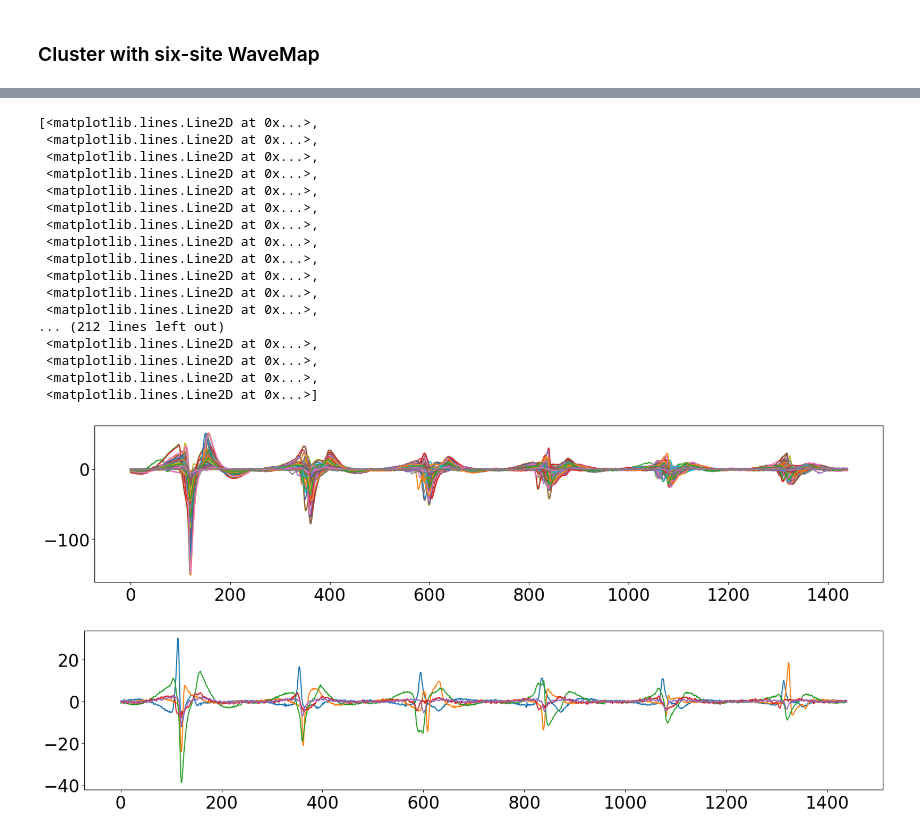
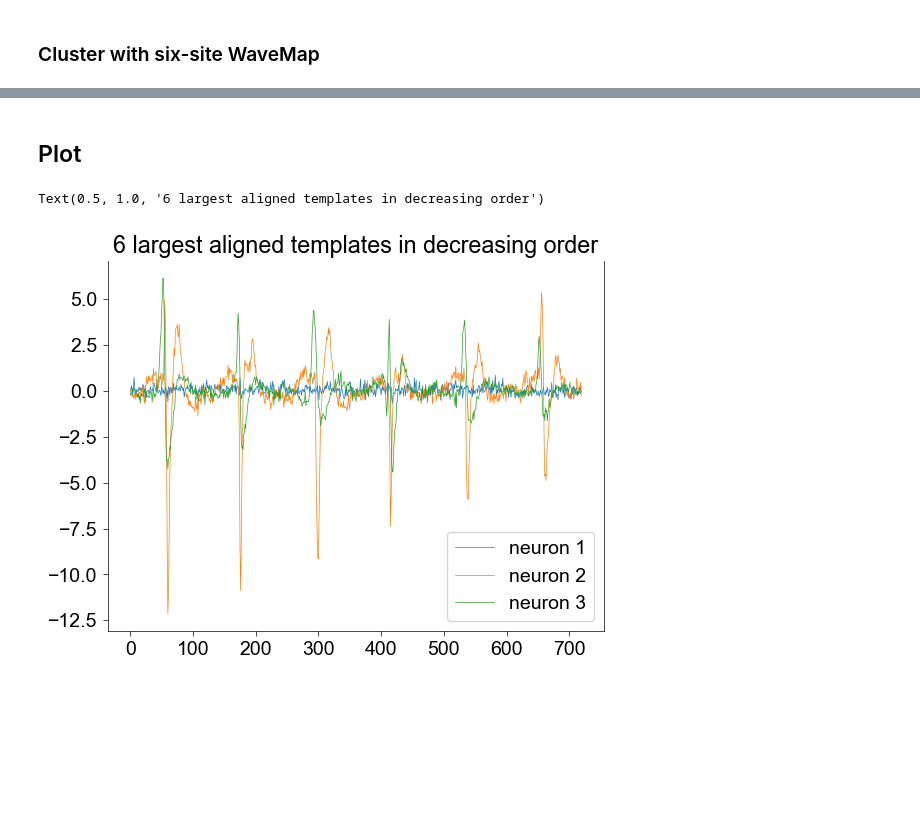
Before and after one commit to steevelaquitaine/spikebias, a Jupyter notebook: notebooks/0_demo/11_spike_shape_wavemap.ipynb, the cells around one changed output, grey strips where cells are left out. Drawn from its saved outputs; the diff is of its cells as text; code cells hidden in the pictures; blank space fills up the shorter version.

```diff
--- a/notebooks/0_demo/11_spike_shape_wavemap.ipynb
+++ b/notebooks/0_demo/11_spike_shape_wavemap.ipynb
@@ -321,24 +368,0 @@ ordered sites: [38, 133, 37, 134, 230, 229]
-# %%
-# takes 3 min for the 227 single units (KSLabel)
-# takes 8 mins for all (1310) units
-# compute unit's six largest templates
-# (parallelized over units)
-with ProcessPoolExecutor() as executor:
-    site_templates = executor.map(
-        get_unit_largest_templates_parallelized,
-        np.arange(0, len(single_units), 1),  # dummy, not used
-        single_units,
-    )
-
-# collect
-site_templates = list(site_templates)
-
-# format for wavemap (templates x (6 sites x ntimepoints))
-site_templates_all = []
-sites = []
-for ix in range(len(single_units)):
-    site_templates_all.append(site_templates[ix]["templates"].tolist())
-    sites.append(site_templates[ix]["sites"].tolist())
-templates_for_wavemap = np.array(site_templates_all)
-
-print(templates_for_wavemap.shape)
@@ -394,31 +453,11 @@ assert all(np.sum(aligned_temps, axis=1)), "some voltages are nan"
-# %%
-# plot all single units
-plt.subplots(1, 1, figsize=(20, 4))
-plt.plot(aligned_temps.T)
-# %% [output]
-[<matplotlib.lines.Line2D at 0x...>,
- <matplotlib.lines.Line2D at 0x...>,
- <matplotlib.lines.Line2D at 0x...>,
- <matplotlib.lines.Line2D at 0x...>,
- <matplotlib.lines.Line2D at 0x...>,
- <matplotlib.lines.Line2D at 0x...>,
- <matplotlib.lines.Line2D at 0x...>,
- <matplotlib.lines.Line2D at 0x...>,
- <matplotlib.lines.Line2D at 0x...>,
- <matplotlib.lines.Line2D at 0x...>,
- <matplotlib.lines.Line2D at 0x...>,
- <matplotlib.lines.Line2D at 0x...>,
-... (212 lines left out)
- <matplotlib.lines.Line2D at 0x...>,
- <matplotlib.lines.Line2D at 0x...>,
- <matplotlib.lines.Line2D at 0x...>,
- <matplotlib.lines.Line2D at 0x...>]
-[figure, removed]
-# %%
-# plot trough-aligned selected single-channel single units
-plt.subplots(1, 1, figsize=(20, 4))
-for ix in range(len(selected_units)):
-    plt.plot(aligned_temps[np.where(single_units == selected_units[ix])[0][0], :].T)
-# %% [output]
-[figure, removed]
+# %% [markdown]
+## Plot
+# %%
+# plot three neurons' largest templates (average spikes over site) for six sites.
+plt.plot(aligned_temps[:3,: ].T);
+plt.legend(["neuron 1", "neuron 2", "neuron 3"])
+plt.title("6 largest aligned templates in decreasing order")
+# %% [output]
+Text(0.5, 1.0, '6 largest aligned templates in decreasing order')
+[figure, added]
 # %%
```
Also changed, not shown: parts of 28 cells of this notebook, 3 other files.
